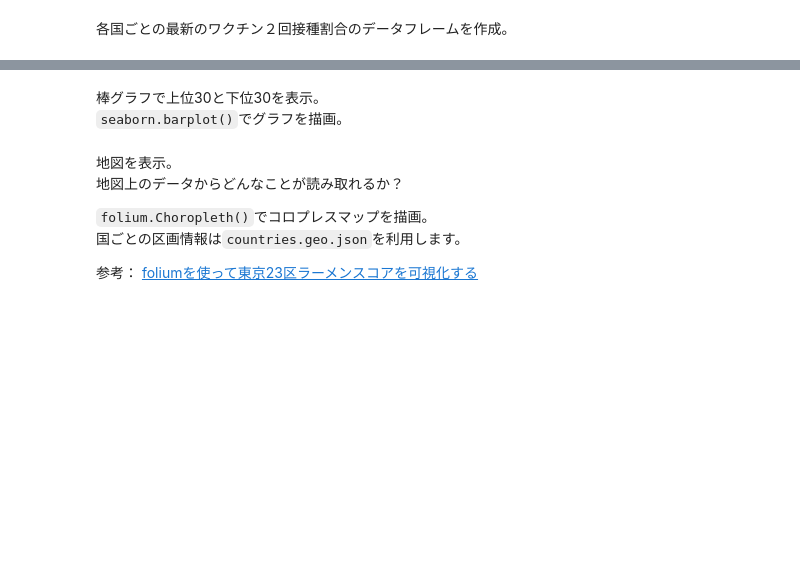
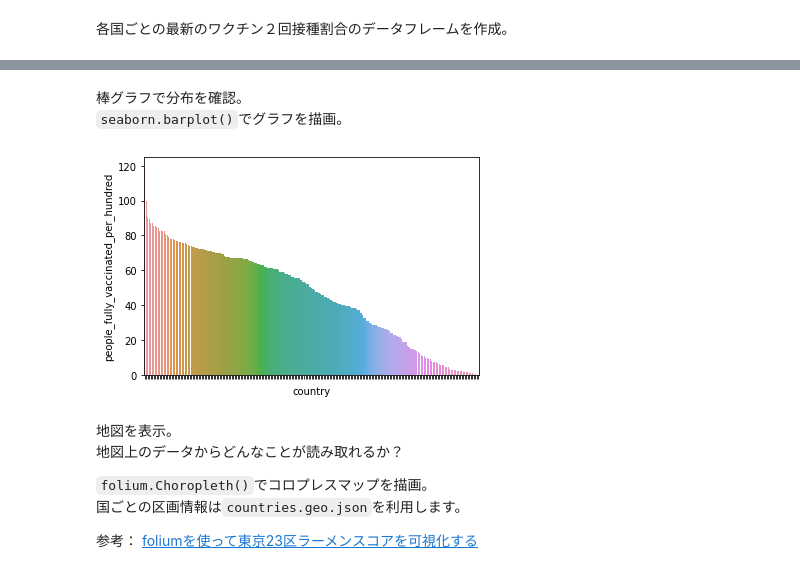
Before and after one commit to hosaka893/introduction_to_pandas, a Jupyter notebook: 01_データの把握/03_解答.ipynb, the cells around one changed output, grey strips where cells are left out. Drawn from its saved outputs; the diff is of its cells as text; code cells hidden in the pictures; blank space fills up the shorter version.

```diff
--- a/01_データの把握/03_解答.ipynb
+++ b/01_データの把握/03_解答.ipynb
@@ -81,14 +162,15 @@ country_fully_vaccinated_df.head(20)
 # %% [markdown]
-棒グラフで上位30と下位30を表示。
+棒グラフで分布を確認。
 `seaborn.barplot()`でグラフを描画。
 # %%
-# 上位30
+country_fully_vaccinated_from_top_df = \
+    country_fully_vaccinated_df.sort_values('people_fully_vaccinated_per_hundred', ascending=False)
+ax = sns.barplot(
+    x=country_fully_vaccinated_from_top_df['country'],
+    y=country_fully_vaccinated_from_top_df['people_fully_vaccinated_per_hundred'])
 
-country_fully_vaccinated_top30_df = \
-    country_fully_vaccinated_df.sort_values('people_fully_vaccinated_per_hundred', ascending=False)[:30]
-sns.barplot(
-    x=country_fully_vaccinated_top30_df['country'],
-    y=country_fully_vaccinated_top30_df['people_fully_vaccinated_per_hundred'])
-
-# セミコロンでx軸目盛り値のテキスト出力を抑える
-plt.xticks(rotation=90);
+# x軸目盛り値のラベルを表示しない。
+# セミコロンでテキスト出力を防ぐ。
+ax.set(xticklabels=[]);
+# %% [output]
+[figure, added]
```
Also changed, not shown: parts of 14 cells of this notebook, 1 other file.
